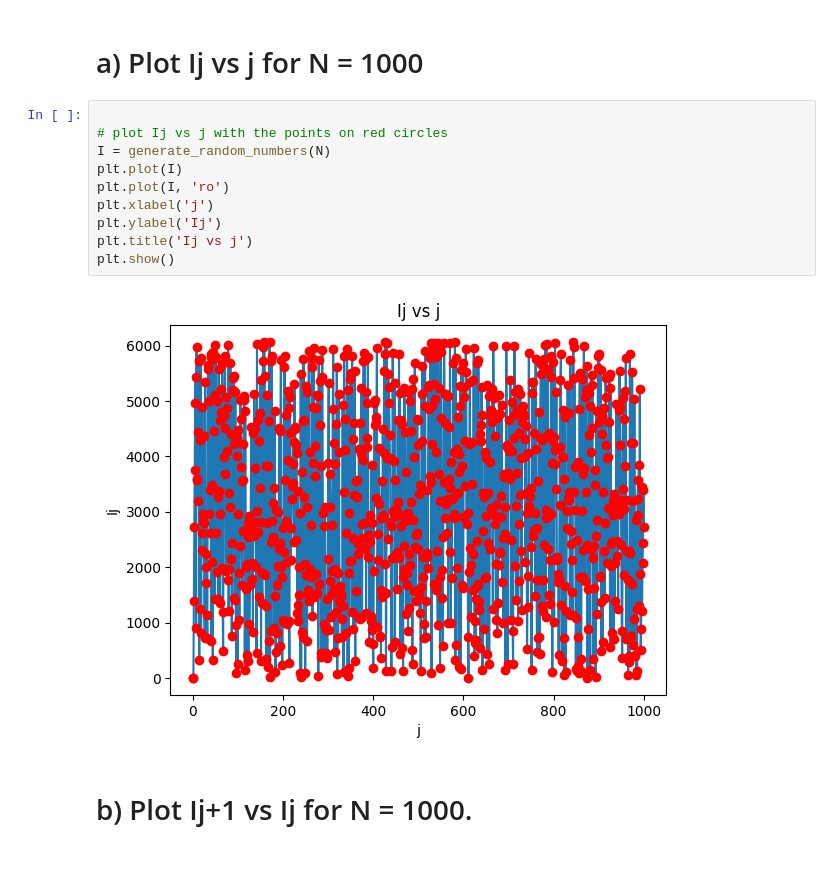
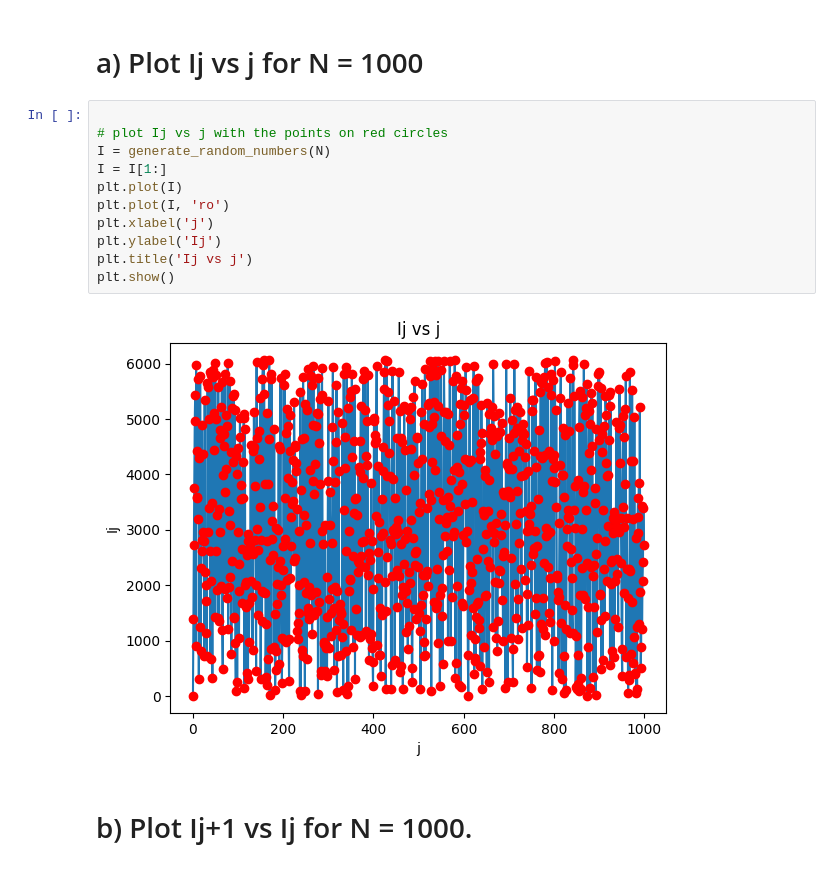
Before and after one commit to karthikprasanna/science2-assignment-2, a Jupyter notebook: code.ipynb, the cells around one changed output. Saved outputs shown, nothing was run; the diff lists cells and outputs as text.

```diff
--- a/code.ipynb
+++ b/code.ipynb
@@ -27,15 +27,16 @@ def generate_random_numbers(N):
 # %%
 
 # plot Ij vs j with the points on red circles
 I = generate_random_numbers(N)
+I = I[1:]
 plt.plot(I)
 plt.plot(I, 'ro')
 plt.xlabel('j')
 plt.ylabel('Ij')
 plt.title('Ij vs j')
 plt.show()
 # %% [output]
-[figure, old version]
+[figure, new version]
 # %% [markdown]
 # b) Plot Ij+1 vs Ij for N = 1000.
 # %%
```
Also changed, not shown: parts of 5 cells of this notebook.
